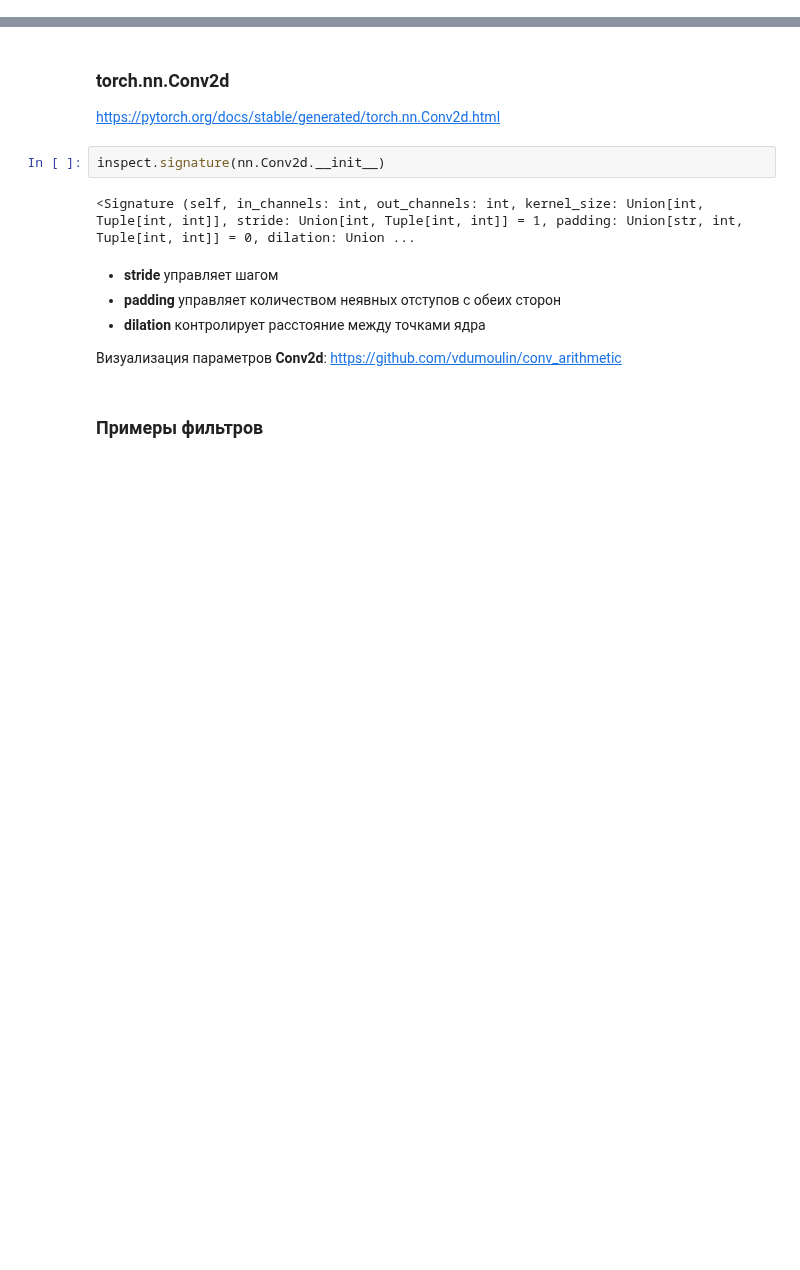
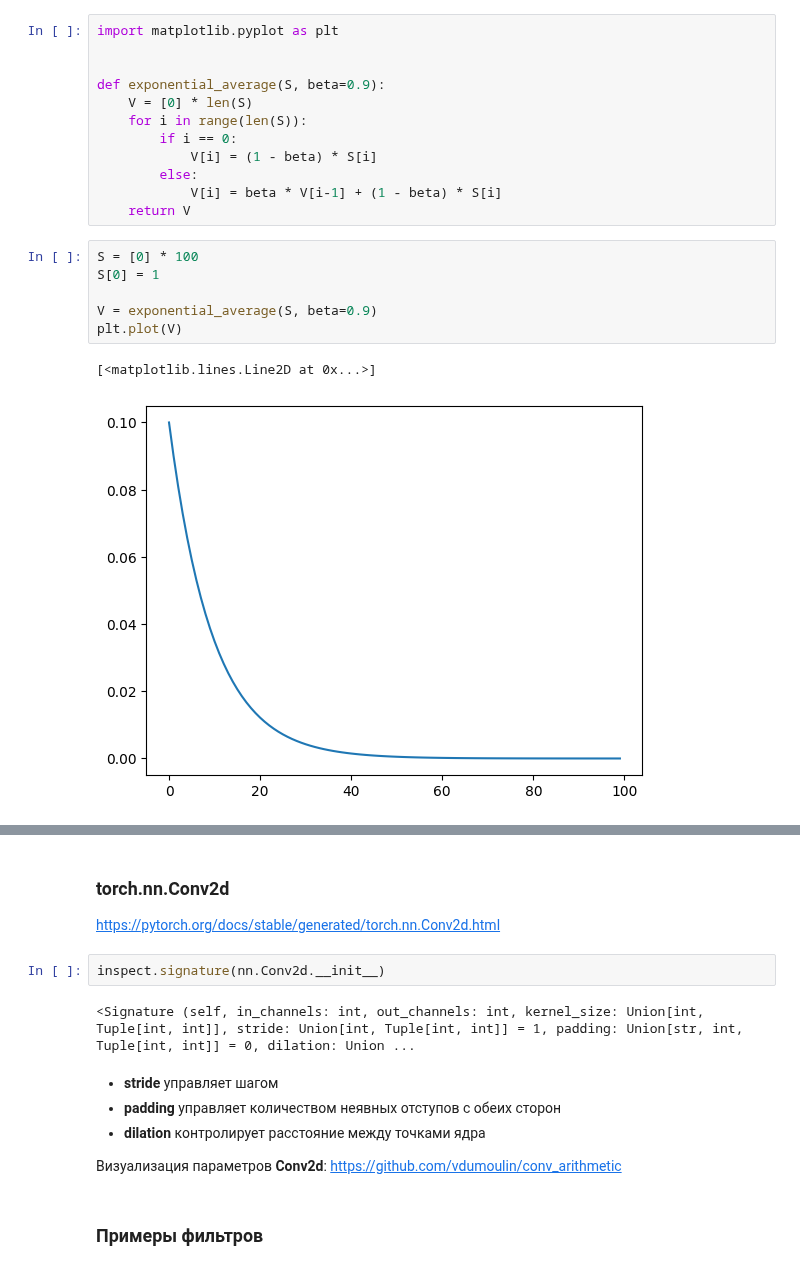
Before and after one commit to ENOT-AutoDL/deep-learning-seminars, a Jupyter notebook: seminar_02/seminar_02.ipynb, the cells around one changed output, grey strips where cells are left out. Drawn from its saved outputs; the diff is of its cells as text; blank space fills up the shorter version.

```diff
--- a/seminar_02/seminar_02.ipynb
+++ b/seminar_02/seminar_02.ipynb
@@ -14,0 +52,21 @@ from PIL import Image
+# %%
+import matplotlib.pyplot as plt
+
+
+def exponential_average(S, beta=0.9):
+    V = [0] * len(S)
+    for i in range(len(S)):
+        if i == 0:
+            V[i] = (1 - beta) * S[i]
+        else:
+            V[i] = beta * V[i-1] + (1 - beta) * S[i]
+    return V
+# %%
+S = [0] * 100
+S[0] = 1
+
+V = exponential_average(S, beta=0.9)
+plt.plot(V)
+# %% [output]
+[<matplotlib.lines.Line2D at 0x...>]
+[figure, added]
```
Also changed, not shown: parts of 21 cells of this notebook, 13 other files.
